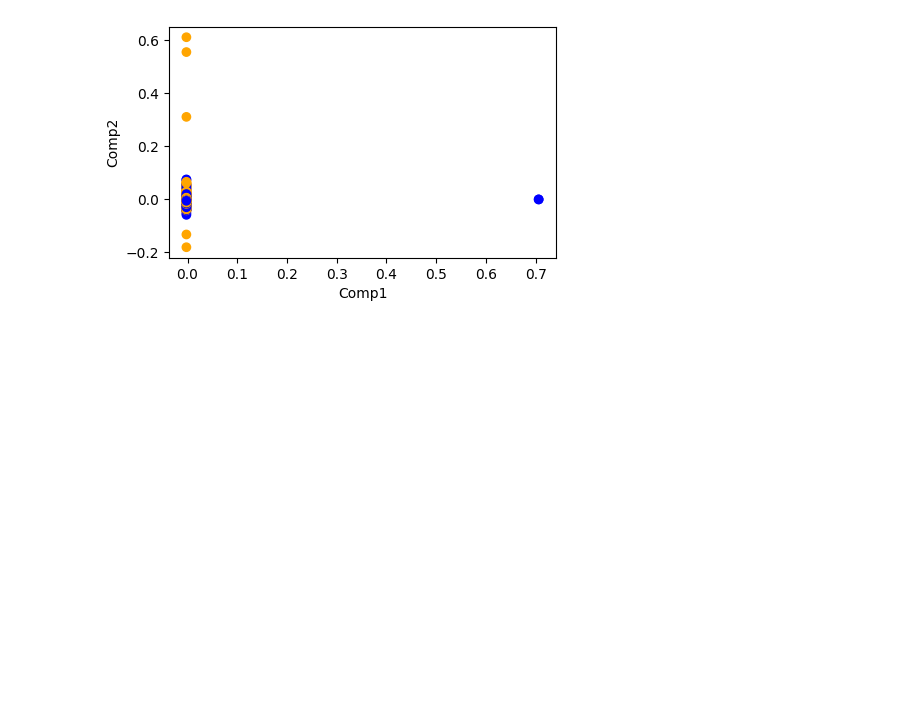
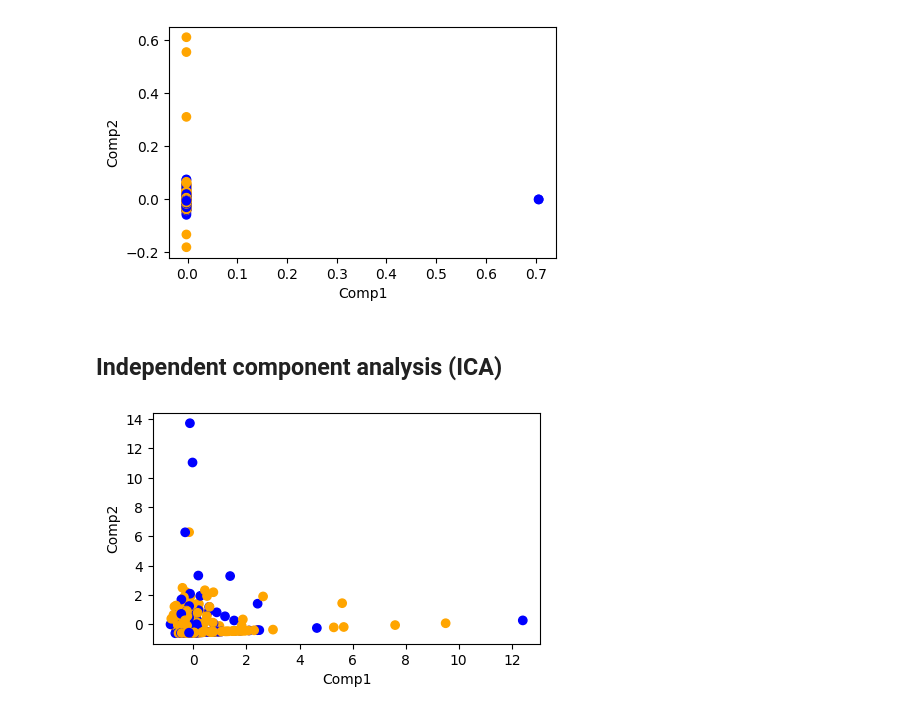
Before and after one commit to VaheC/ThinkingDS, a Jupyter notebook: ch2_dim_reduction.ipynb, the cells around one changed output. Saved outputs shown, nothing was run; the diff lists cells and outputs as text; code cells hidden in the pictures; blank space fills up the shorter version.

```diff
--- a/ch2_dim_reduction.ipynb
+++ b/ch2_dim_reduction.ipynb
@@ -449,3 +449,21 @@ plt.ylabel('Comp2')
 plt.show()
 # %% [output]
 [figure]
+# %% [markdown]
+## Independent component analysis (ICA)
+# %%
+ica = FastICA(
+    n_components=2,
+    max_iter=500,
+    random_state=42
+)
+
+X_ica = ica.fit_transform(X)
+
+fig = plt.figure(figsize=(5, 3))
+plt.scatter(X_ica[:, 0], X_ica[:, 1], c=train_df['Loan_Status'].map({'Y': 'orange', 'N': 'blue'}))
+plt.xlabel('Comp1')
+plt.ylabel('Comp2')
+plt.show()
+# %% [output]
+[figure, added]
```
Also changed, not shown: parts of 3 cells of this notebook.
